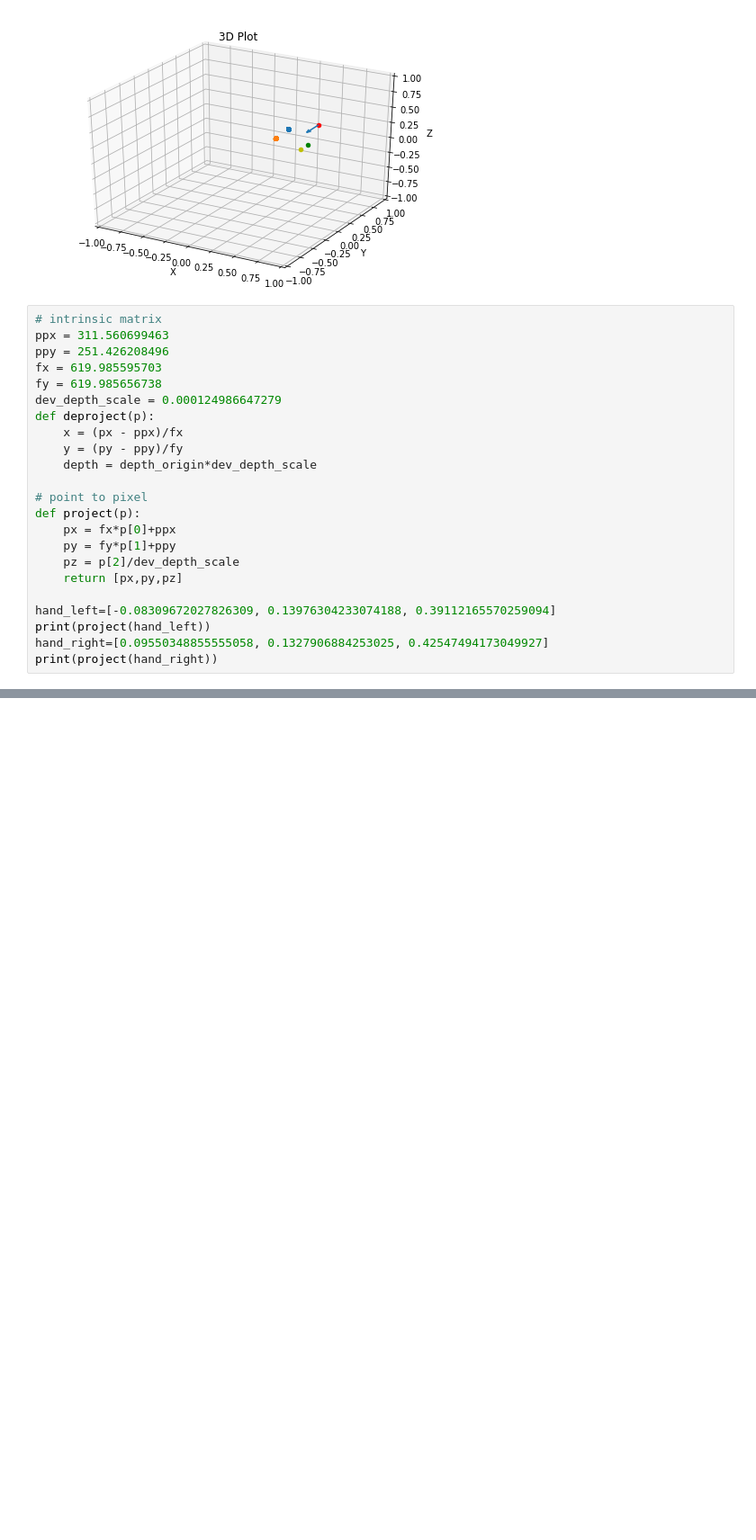
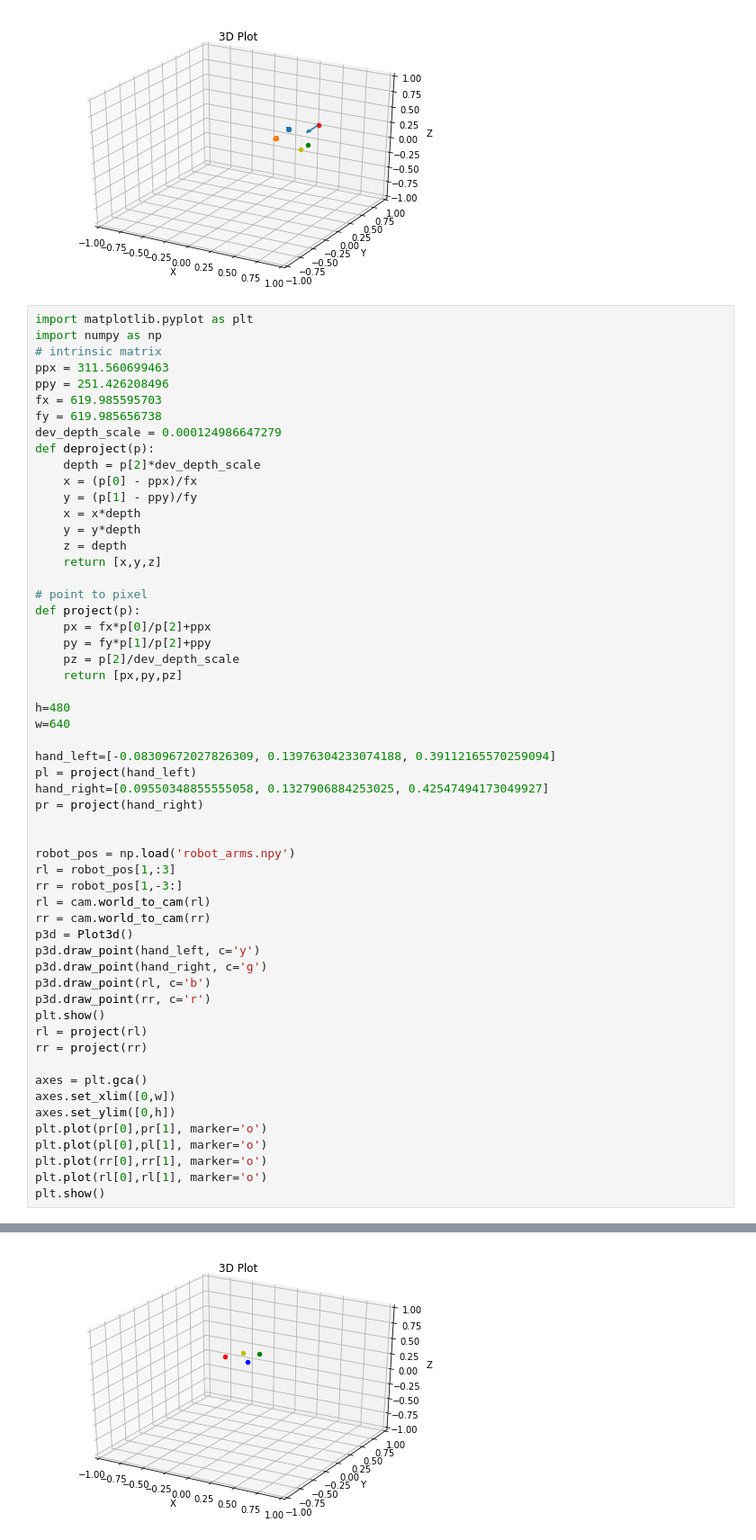
Before and after one commit to rmqlife/camera_transform, a Jupyter notebook: model_view_transform.ipynb, the cells around one changed output, grey strips where cells are left out. Shown at 90% size. Drawn from its saved outputs; the diff is of its cells as text; blank space fills up the shorter version.

```diff
--- a/model_view_transform.ipynb
+++ b/model_view_transform.ipynb
@@ -88,6 +88,8 @@ plt.show()
 # %% [output]
 [figure]
 # %%
+import matplotlib.pyplot as plt
+import numpy as np
 # intrinsic matrix
 ppx = 311.560699463
 ppy = 251.426208496
@@ -95,19 +97,50 @@ fx = 619.985595703
 fy = 619.985656738
 dev_depth_scale = 0.000124986647279
 def deproject(p):
-    x = (px - ppx)/fx
-    y = (py - ppy)/fy
-    depth = depth_origin*dev_depth_scale
+    depth = p[2]*dev_depth_scale
+    x = (p[0] - ppx)/fx
+    y = (p[1] - ppy)/fy
+    x = x*depth
+    y = y*depth
+    z = depth
+    return [x,y,z]
 
 # point to pixel
 def project(p):
-    px = fx*p[0]+ppx
-    py = fy*p[1]+ppy
+    px = fx*p[0]/p[2]+ppx
+    py = fy*p[1]/p[2]+ppy
     pz = p[2]/dev_depth_scale
     return [px,py,pz]
 
+h=480
+w=640
+
 hand_left=[-0.08309672027826309, 0.13976304233074188, 0.39112165570259094]
-print(project(hand_left))
+pl = project(hand_left)
 hand_right=[0.09550348855555058, 0.1327906884253025, 0.42547494173049927]
-print(project(hand_right))
+pr = project(hand_right)
+
+
+robot_pos = np.load('robot_arms.npy')
+rl = robot_pos[1,:3]
+rr = robot_pos[1,-3:]
+rl = cam.world_to_cam(rl)
+rr = cam.world_to_cam(rr)
+p3d = Plot3d()
+p3d.draw_point(hand_left, c='y')
+p3d.draw_point(hand_right, c='g')
+p3d.draw_point(rl, c='b')
+p3d.draw_point(rr, c='r')
+plt.show()
+rl = project(rl)
+rr = project(rr)
+
+axes = plt.gca()
+axes.set_xlim([0,w])
+axes.set_ylim([0,h])
+plt.plot(pr[0],pr[1], marker='o')
+plt.plot(pl[0],pl[1], marker='o')
+plt.plot(rr[0],rr[1], marker='o')
+plt.plot(rl[0],rl[1], marker='o')
+plt.show()
 # %% [output]
@@ -115,0 +147 @@ print(project(hand_right))
+[figure, added]
```
Also changed, not shown: parts of 2 cells of this notebook, 9 other files.
